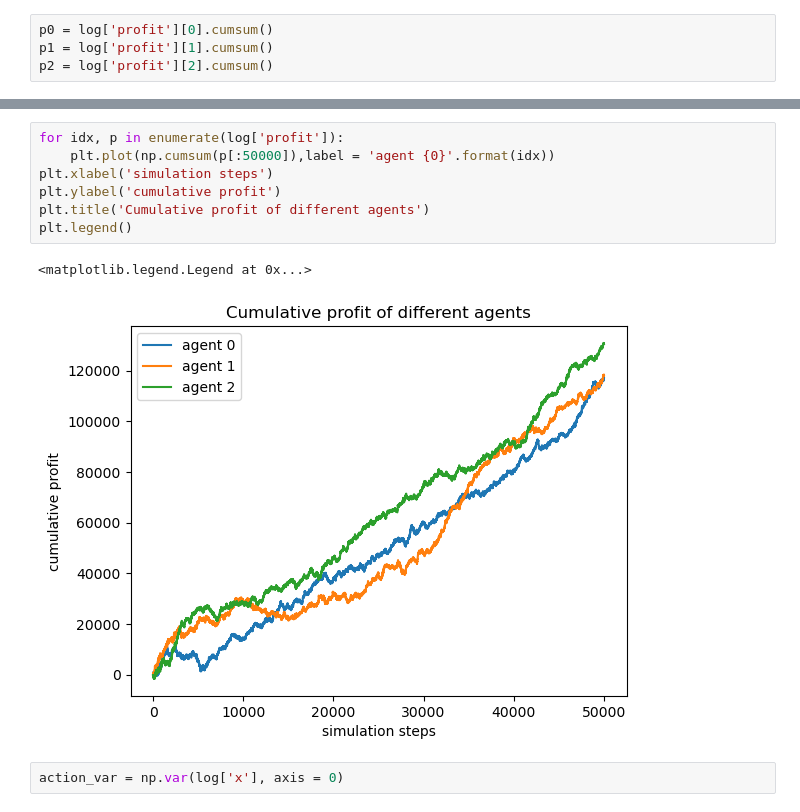
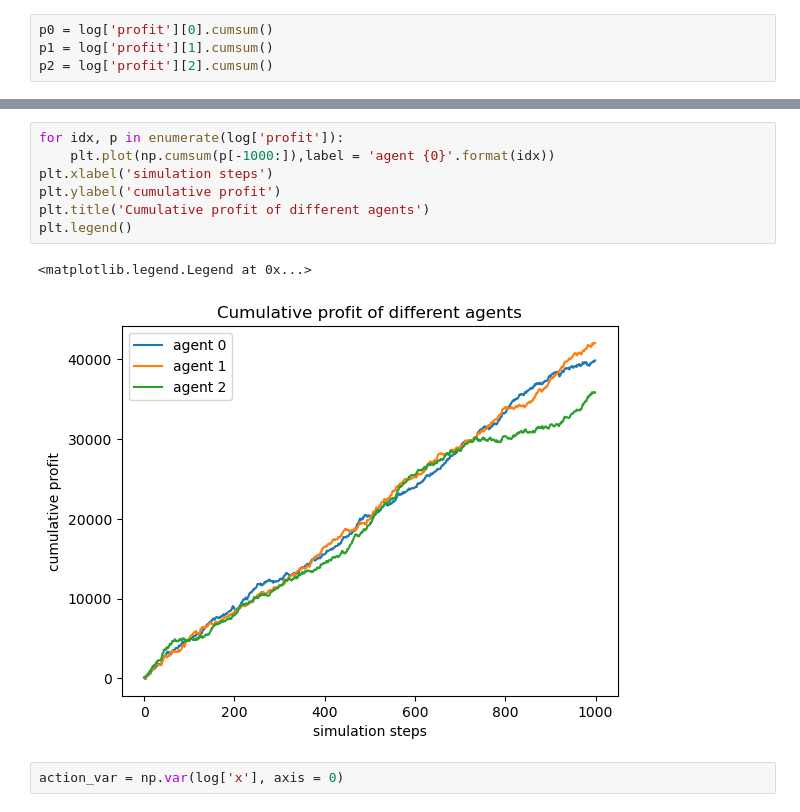
Before and after one commit to moyuanchen/collusion, a Jupyter notebook: messing_around.ipynb, the cells around one changed output, grey strips where cells are left out. Saved outputs shown, nothing was run; the diff lists cells and outputs as text.

```diff
--- a/messing_around.ipynb
+++ b/messing_around.ipynb
@@ -429,12 +415,12 @@ plt.show()
 # %%
 for idx, p in enumerate(log['profit']):
-    plt.plot(np.cumsum(p[:50000]),label = 'agent {0}'.format(idx))
+    plt.plot(np.cumsum(p[-1000:]),label = 'agent {0}'.format(idx))
 plt.xlabel('simulation steps')
 plt.ylabel('cumulative profit')
 plt.title('Cumulative profit of different agents')
 plt.legend()
 # %% [output]
 <matplotlib.legend.Legend at 0x...>
-[figure, old version]
+[figure, new version]
 # %%
 action_var = np.var(log['x'], axis = 0)
```
Also changed, not shown: parts of 2 cells of this notebook.
